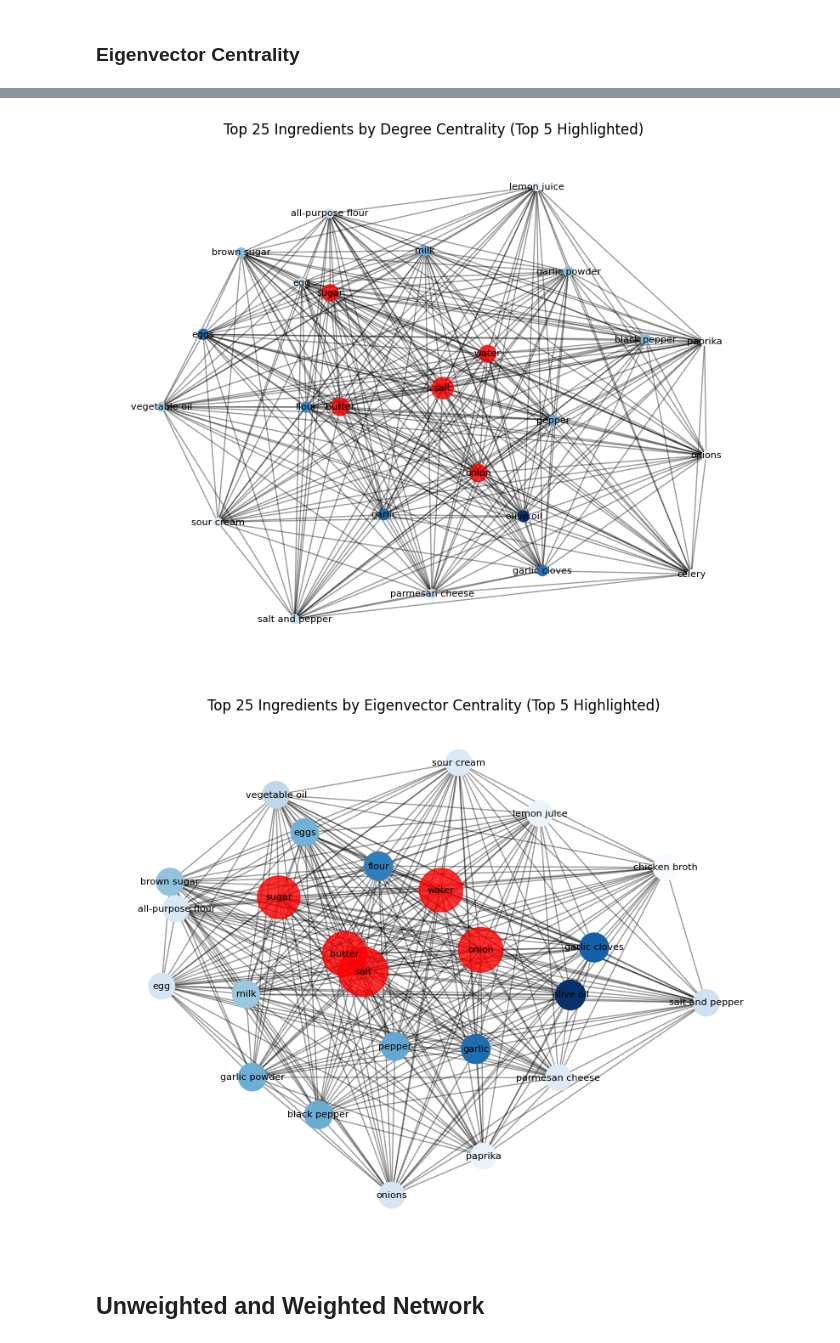
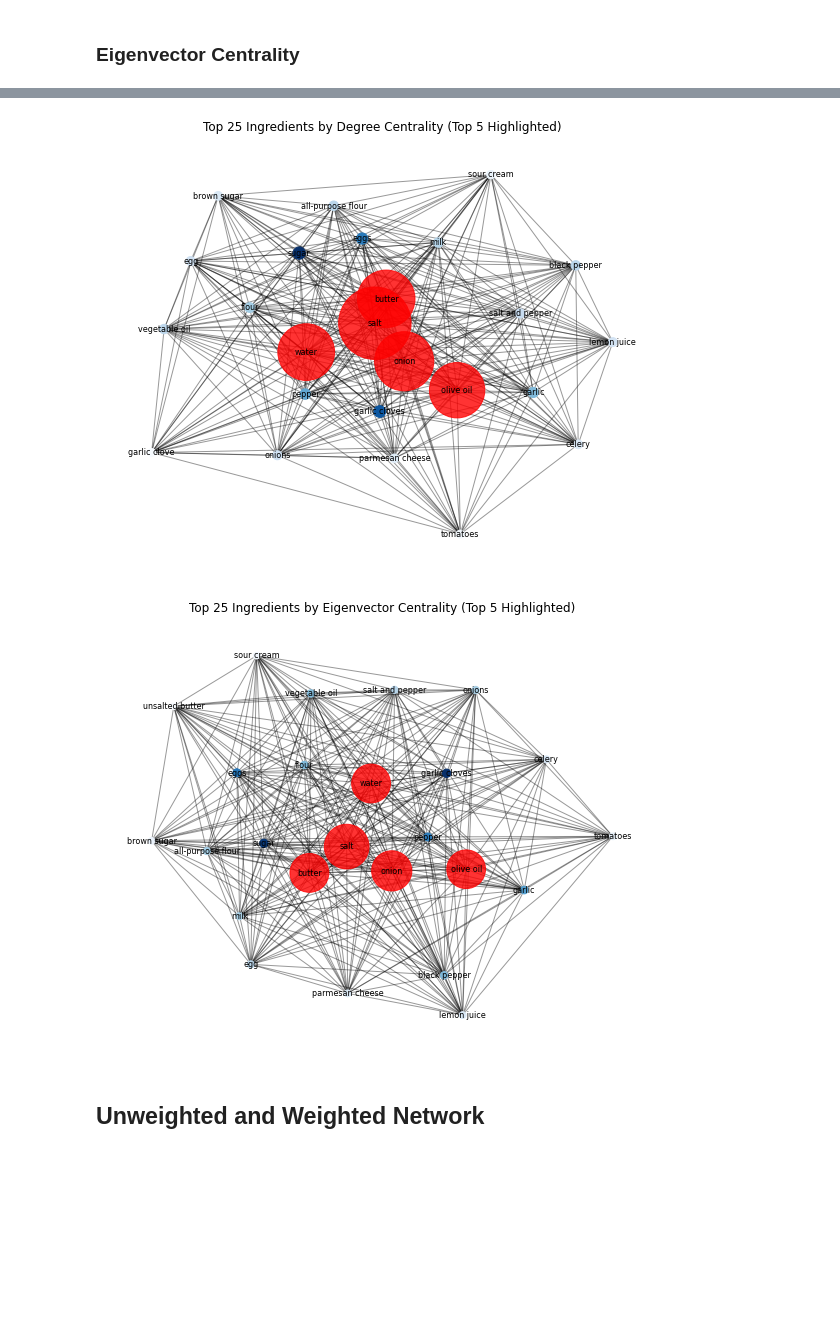
Before and after one commit to hellojohncruz/DATA-620, a Jupyter notebook: Final Project/food.ipynb, the cells around one changed output, grey strips where cells are left out. Saved outputs shown, nothing was run; the diff lists cells and outputs as text; code cells hidden in the pictures; blank space fills up the shorter version.

```diff
--- a/Final Project/food.ipynb
+++ b/Final Project/food.ipynb
@@ -154,7 +127,6 @@ recipes_network.groupby(['ingredients'])['recipe_id'].nunique().reset_index().so
 # %%
 # Group by recipe_id to get lists of ingredients per recipe
-temp_df = recipes_network[['ingredients', 'recipe_id']].sample(100000)
-grouped = temp_df.groupby('recipe_id')['ingredients'].apply(set).reset_index()
+grouped = recipes_network.groupby('recipe_id')['ingredients'].apply(set).reset_index().sample(1000, random_state=123)
 # %%
 # Create an undirected graph
 G = nx.Graph()
@@ -239,36 +211,36 @@ nx.draw_networkx_nodes(G_degree_25, pos_degree_25,
                        nodelist=non_top5_nodes_degree,
                        node_size=[degree_centrality_values[n]*500 for n in non_top5_nodes_degree],
                        node_color=[degree_centrality_values[n] for n in non_top5_nodes_degree],
                        cmap=plt.cm.Blues)
 nx.draw_networkx_nodes(G_degree_25, pos_degree_25,
                        nodelist=nodes_top5_degree,
-                       node_size=[degree_centrality_values[n]*1000 for n in nodes_top5_degree],
+                       node_size=[degree_centrality_values[n]*10000 for n in nodes_top5_degree],
                        node_color='red', alpha=0.8)
 nx.draw_networkx_edges(G_degree_25, pos_degree_25, alpha=0.4)
 nx.draw_networkx_labels(G_degree_25, pos_degree_25, font_size=8)
 plt.title("Top 25 Ingredients by Degree Centrality (Top 5 Highlighted)")
 plt.axis('off')
 plt.show()
 
 # Plot Eigenvector Centrality
 plt.figure(figsize=(10, 8))
 non_top5_nodes_eigen = [n for n in G_eigen_25.nodes() if n not in nodes_top5_eigen]
 nx.draw_networkx_nodes(G_eigen_25, pos_eigen_25,
                        nodelist=non_top5_nodes_eigen,
-                       node_size=[eigenvector_centrality_values[n]*5000 for n in non_top5_nodes_eigen],
+                       node_size=[eigenvector_centrality_values[n]*500 for n in non_top5_nodes_eigen],
                        node_color=[eigenvector_centrality_values[n] for n in non_top5_nodes_eigen],
                        cmap=plt.cm.Blues)
 nx.draw_networkx_nodes(G_eigen_25, pos_eigen_25,
                        nodelist=nodes_top5_eigen,
                        node_size=[eigenvector_centrality_values[n]*10000 for n in nodes_top5_eigen],
                        node_color='red', alpha=0.8)
 nx.draw_networkx_edges(G_eigen_25, pos_eigen_25, alpha=0.4)
 nx.draw_networkx_labels(G_eigen_25, pos_eigen_25, font_size=8)
 plt.title("Top 25 Ingredients by Eigenvector Centrality (Top 5 Highlighted)")
 plt.axis('off')
 plt.show()
 # %% [output]
-[figure, old version]
+[figure, new version]
-[figure, old version]
+[figure, new version]
 # %% [markdown]
 ## Unweighted and Weighted Network
```
Also changed, not shown: parts of 38 cells of this notebook.
